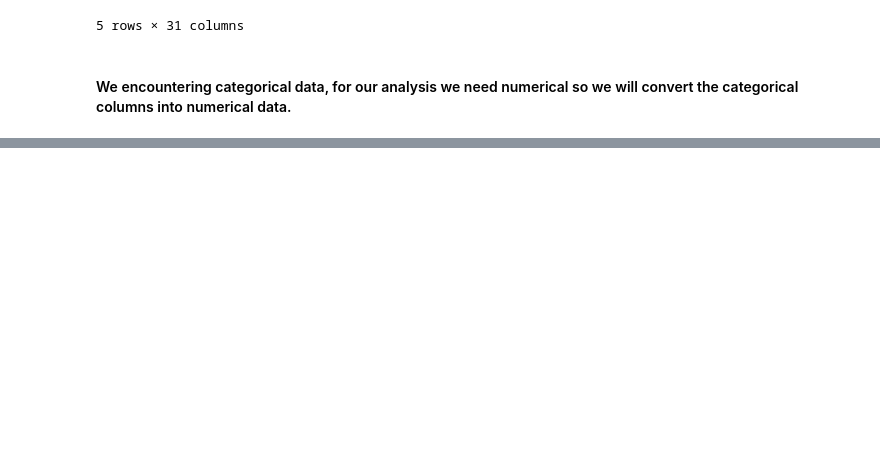
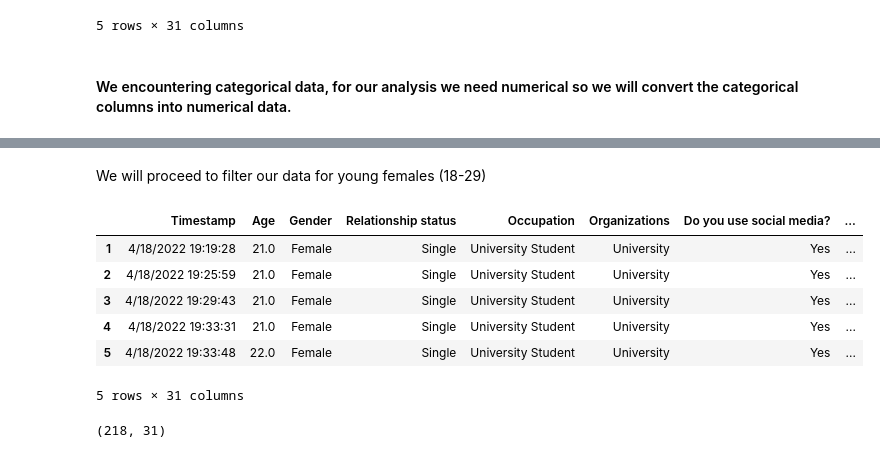
Before and after one commit to ilsecaher/MSDS640-Data-Cleaning, a Jupyter notebook: Social Media Impact.ipynb, the cells around one changed output, grey strips where cells are left out. Saved outputs shown, nothing was run; the diff lists cells and outputs as text; code cells hidden in the pictures; blank space fills up the shorter version.

```diff
--- a/Social Media Impact.ipynb
+++ b/Social Media Impact.ipynb
@@ -207,0 +249,18 @@ df_clean.head(5)
+# %% [markdown]
+We will proceed to filter our data for young females (18-29)
+# %%
+young_females = df_clean[(df_clean['Age']>=18) & (df_clean['Age']<=29) & (df_clean['Gender']=='Female')]
+young_females.head(5)
+# %% [output]
+|  | Timestamp | Age | Gender | Relationship status | Occupation | Organizations | Do you use social media? | ... |
+| 1 | 4/18/2022 19:19:28 | 21.0 | Female | Single | University Student | University | Yes | ... |
+| 2 | 4/18/2022 19:25:59 | 21.0 | Female | Single | University Student | University | Yes | ... |
+| 3 | 4/18/2022 19:29:43 | 21.0 | Female | Single | University Student | University | Yes | ... |
+| 4 | 4/18/2022 19:33:31 | 21.0 | Female | Single | University Student | University | Yes | ... |
+| 5 | 4/18/2022 19:33:48 | 22.0 | Female | Single | University Student | University | Yes | ... |
+5 rows × 31 columns
+# %%
+#Checking the data shape to ensure the data was filtered correctly
+young_females.shape
+# %% [output]
+(218, 31)
```
Also changed, not shown: parts of 23 cells of this notebook.
